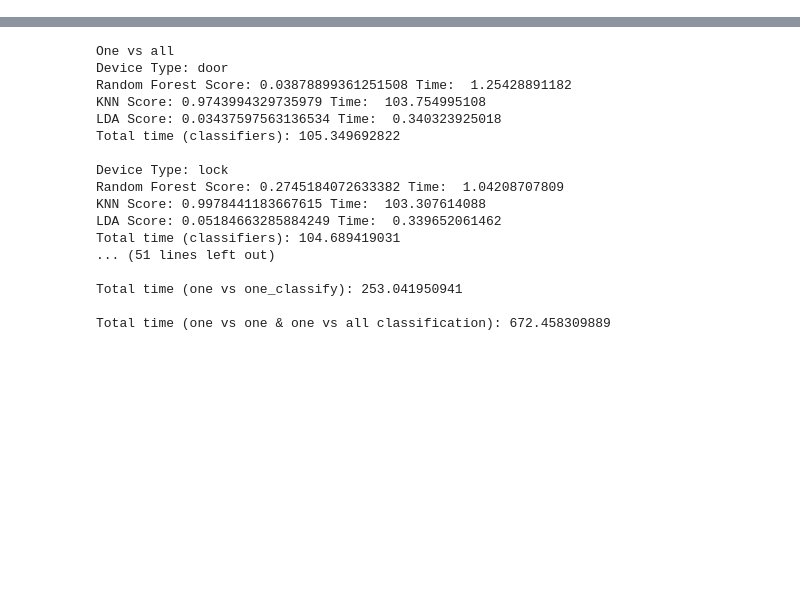
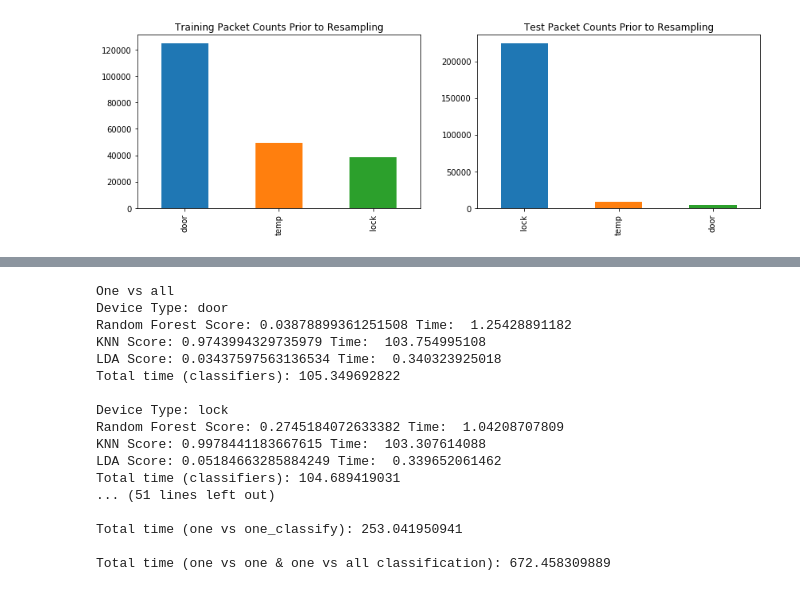
Before and after one commit to 7high/thesis, a Jupyter notebook: ble_data_processing.ipynb, the cells around one changed output, grey strips where cells are left out. Saved outputs shown, nothing was run; the diff lists cells and outputs as text; code cells hidden in the pictures; blank space fills up the shorter version.

```diff
--- a/ble_data_processing.ipynb
+++ b/ble_data_processing.ipynb
@@ -558,0 +52,16 @@ Time for dataframe: 537.221572161
+# %%
+plt.subplots(1, 2, figsize=(14,4)) # number of rows, number of columns, figure size=(width, height)
+
+# Plot training set
+df_train = df[df["Set"]=="train"]
+devtype_train = df_train["DeviceType"].value_counts()
+plt.subplot(1, 2, 1) #
+devtype_train.plot(kind='bar', title="Training Packet Counts Prior to Resampling");
+
+# Plot test set
+df_test = df[df["Set"]=="test"]
+devtype_test = df_test["DeviceType"].value_counts()
+plt.subplot(1, 2, 2)
+devtype_test.plot(kind='bar', title="Test Packet Counts Prior to Resampling");
+# %% [output]
+[figure, added]
```
Also changed, not shown: parts of 28 cells of this notebook.
